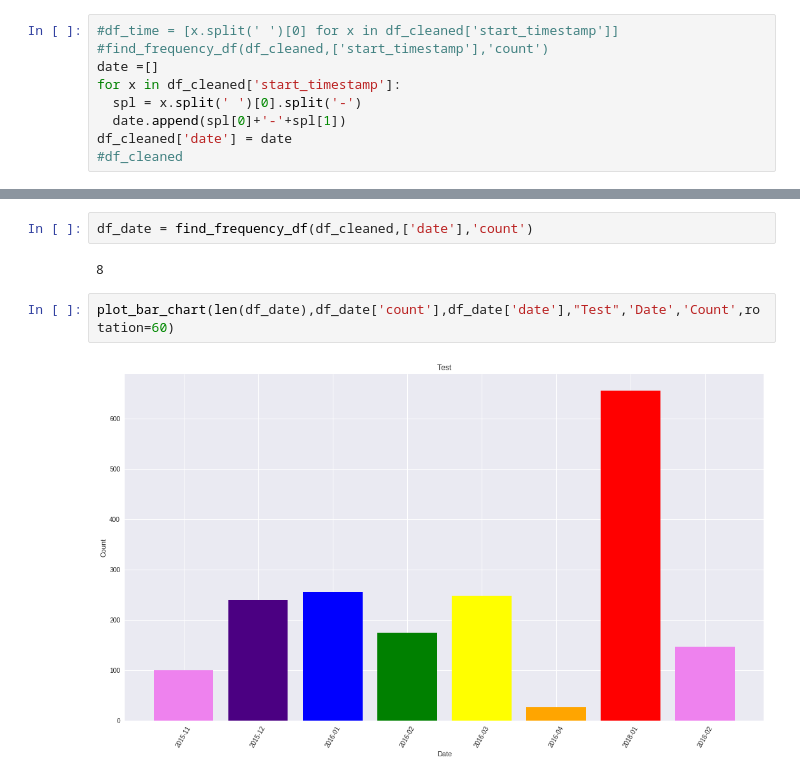
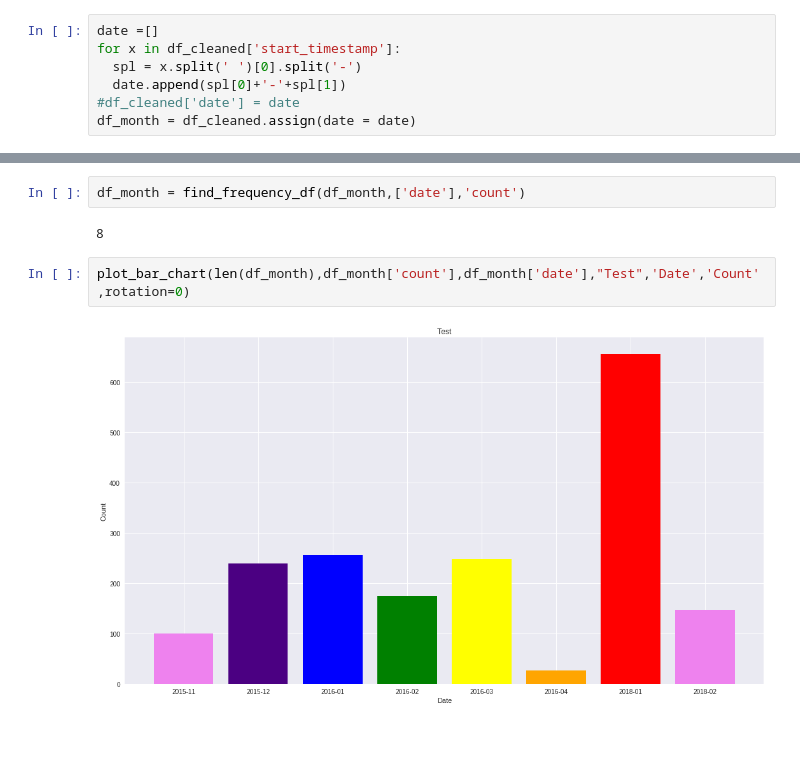
Before and after one commit to uyathiraj/Call-log-analyzer, a Jupyter notebook: call_log_analysis.ipynb, the cells around one changed output, grey strips where cells are left out. Cells and saved outputs as stored; diff of their text form; blank space fills up the shorter version.

```diff
--- a/call_log_analysis.ipynb
+++ b/call_log_analysis.ipynb
@@ -158,9 +188,7 @@ Top 5 people who gives OUTGOING calls
 # %%
-#df_time = [x.split(' ')[0] for x in df_cleaned['start_timestamp']]
-#find_frequency_df(df_cleaned,['start_timestamp'],'count')
 date =[]
 for x in df_cleaned['start_timestamp']:
   spl = x.split(' ')[0].split('-')
   date.append(spl[0]+'-'+spl[1])
-df_cleaned['date'] = date
-#df_cleaned
+#df_cleaned['date'] = date
+df_month = df_cleaned.assign(date = date)
@@ -173,8 +195,8 @@ See the caveats in the documentation: http://pandas.pydata.org/pandas-docs/stabl
 # %%
-df_date = find_frequency_df(df_cleaned,['date'],'count')
+df_month = find_frequency_df(df_month,['date'],'count')
 # %% [output]
 8
 # %%
-plot_bar_chart(len(df_date),df_date['count'],df_date['date'],"Test",'Date','Count',rotation=60)
+plot_bar_chart(len(df_month),df_month['count'],df_month['date'],"Test",'Date','Count',rotation=0)
 # %% [output]
-[figure, old version]
+[figure, new version]
```
Also changed, not shown: parts of 10 cells of this notebook.
